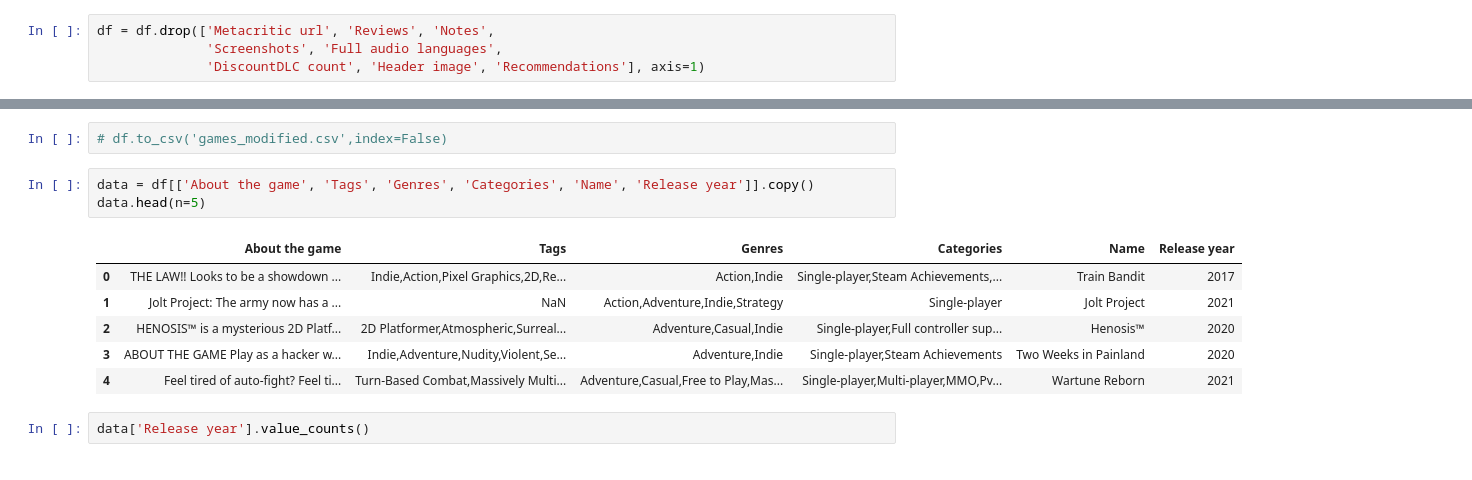
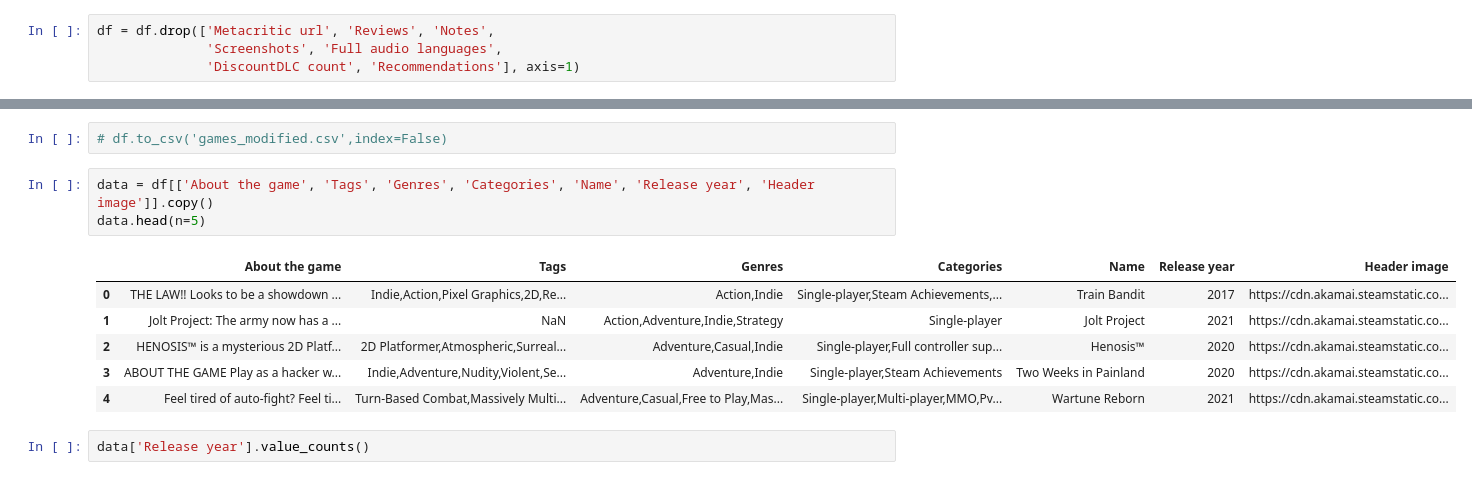
Before and after one commit to BejenaruIoanMatei/GameRecommender, a Jupyter notebook: classifier-model/main.ipynb, the cells around one changed output, grey strips where cells are left out. Cells and saved outputs as stored; diff of their text form.

```diff
--- a/classifier-model/main.ipynb
+++ b/classifier-model/main.ipynb
@@ -160,7 +160,7 @@ Name: count, Length: 4186, dtype: int64
 # %%
 df = df.drop(['Metacritic url', 'Reviews', 'Notes',
               'Screenshots', 'Full audio languages',
-              'DiscountDLC count', 'Header image', 'Recommendations'], axis=1)
+              'DiscountDLC count', 'Recommendations'], axis=1)
 # %%
 len(df.columns)
 # %% [output]
@@ -305,15 +305,15 @@ numpy.int64
 # %%
 # df.to_csv('games_modified.csv',index=False)
 # %%
-data = df[['About the game', 'Tags', 'Genres', 'Categories', 'Name', 'Release year']].copy()
+data = df[['About the game', 'Tags', 'Genres', 'Categories', 'Name', 'Release year', 'Header image']].copy()
 data.head(n=5)
 # %% [output]
-|  | About the game | Tags | Genres | Categories | Name | Release year |
-| 0 | THE LAW!! Looks to be a showdown ... | Indie,Action,Pixel Graphics,2D,Re... | Action,Indie | Single-player,Steam Achievements,... | Train Bandit | 2017 |
-| 1 | Jolt Project: The army now has a ... | NaN | Action,Adventure,Indie,Strategy | Single-player | Jolt Project | 2021 |
-| 2 | HENOSIS™ is a mysterious 2D Platf... | 2D Platformer,Atmospheric,Surreal... | Adventure,Casual,Indie | Single-player,Full controller sup... | Henosis™ | 2020 |
-| 3 | ABOUT THE GAME Play as a hacker w... | Indie,Adventure,Nudity,Violent,Se... | Adventure,Indie | Single-player,Steam Achievements | Two Weeks in Painland | 2020 |
-| 4 | Feel tired of auto-fight? Feel ti... | Turn-Based Combat,Massively Multi... | Adventure,Casual,Free to Play,Mas... | Single-player,Multi-player,MMO,Pv... | Wartune Reborn | 2021 |
+|  | About the game | Tags | Genres | Categories | Name | Release year | Header image |
+| 0 | THE LAW!! Looks to be a showdown ... | Indie,Action,Pixel Graphics,2D,Re... | Action,Indie | Single-player,Steam Achievements,... | Train Bandit | 2017 | https://cdn.akamai.steamstatic.co... |
+| 1 | Jolt Project: The army now has a ... | NaN | Action,Adventure,Indie,Strategy | Single-player | Jolt Project | 2021 | https://cdn.akamai.steamstatic.co... |
+| 2 | HENOSIS™ is a mysterious 2D Platf... | 2D Platformer,Atmospheric,Surreal... | Adventure,Casual,Indie | Single-player,Full controller sup... | Henosis™ | 2020 | https://cdn.akamai.steamstatic.co... |
+| 3 | ABOUT THE GAME Play as a hacker w... | Indie,Adventure,Nudity,Violent,Se... | Adventure,Indie | Single-player,Steam Achievements | Two Weeks in Painland | 2020 | https://cdn.akamai.steamstatic.co... |
+| 4 | Feel tired of auto-fight? Feel ti... | Turn-Based Combat,Massively Multi... | Adventure,Casual,Free to Play,Mas... | Single-player,Multi-player,MMO,Pv... | Wartune Reborn | 2021 | https://cdn.akamai.steamstatic.co... |
 # %%
 data['Release year'].value_counts()
 # %% [output]
```
Also changed, not shown: parts of 18 cells of this notebook.
